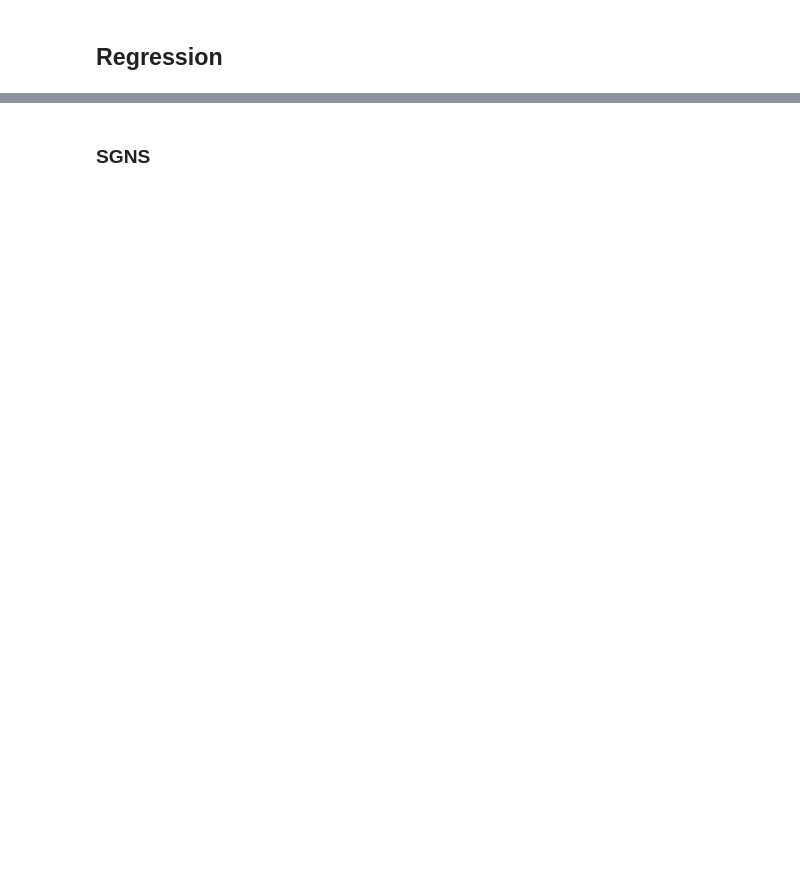
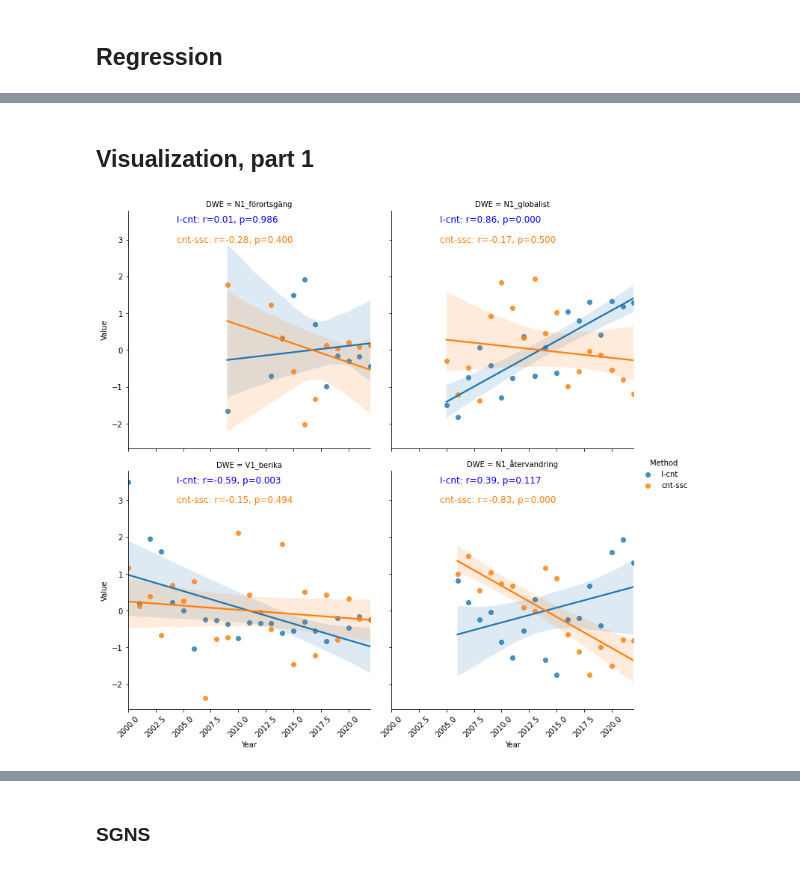
Before and after one commit to mboholm/dw_change, a Jupyter notebook: analysis/replacements/analysis.ipynb, the cells around one changed output, grey strips where cells are left out. Drawn from its saved outputs; the diff is of its cells as text; code cells hidden in the pictures; blank space fills up the shorter version.

```diff
--- a/analysis/replacements/analysis.ipynb
+++ b/analysis/replacements/analysis.ipynb
@@ -627,0 +1291,32 @@ def sigmoid(x):
+# %% [markdown]
+## Visualization, part 1
+# %%
+def get_dfs(iod_data_frames, criteria, dwes):
+    dfs = []
+    for D, criterion, dwe in zip(iod_data_frames, criteria, dwes):
+        df = D.copy()
+        df = df[df["DWE"] == dwe]
+        for col, val in criterion.items():
+            df = df[df[col] == val]
+        dfs.append(df)
+    return dfs
+# %%
+def organize_df(df, dwe, meas, yrs, inverse, normalize):
+
+    dfs = []
+    for measure in meas:
+        X = df[df["Method"]==measure][yrs].values.flatten()
+        if inverse != None:
+            if inverse == measure:
+                X = 1 - X
+        if normalize:
+            X = zscore(X, nan_policy="omit")
+#             return X
+        dfs.append(pd.DataFrame(X, columns=["Value"]))
+
+    data = pd.concat(dfs, axis=0)
+    data["DWE"]    = [dwe] * len(meas) * len(yrs)
+    data["Method"] = [m for measure in meas for m in [measure] * len(yrs)]
+    data["Year"]   = [int(y) for y in yrs * len(meas)]
+
+    return data
@@ -627,0 +1369,17 @@ def sigmoid(x):
+# %%
+DWES = ["N1_förortsgäng", "N1_globalist", "V1_berika", "N1_återvandring"]
+reg_trend(
+    iod_data_frames = [fb_sgns_w15_200_iod]*4,
+    dwes = DWES,
+    criteria = [{"A-Strategy":"ms1", "B-Strategy": "min0.2"}]*4,
+    years = [years]*4,
+    meas=["I-cnt", "cnt-ssc"],
+    truncate = True,
+    inverse = "cnt-ssc",
+    return_time_series=True,
+    add_r = True,
+    normalize = True,
+#     smooth=True
+)
+# %% [output]
+[figure, added]
```
Also changed, not shown: parts of 320 cells of this notebook, 1 other file.
